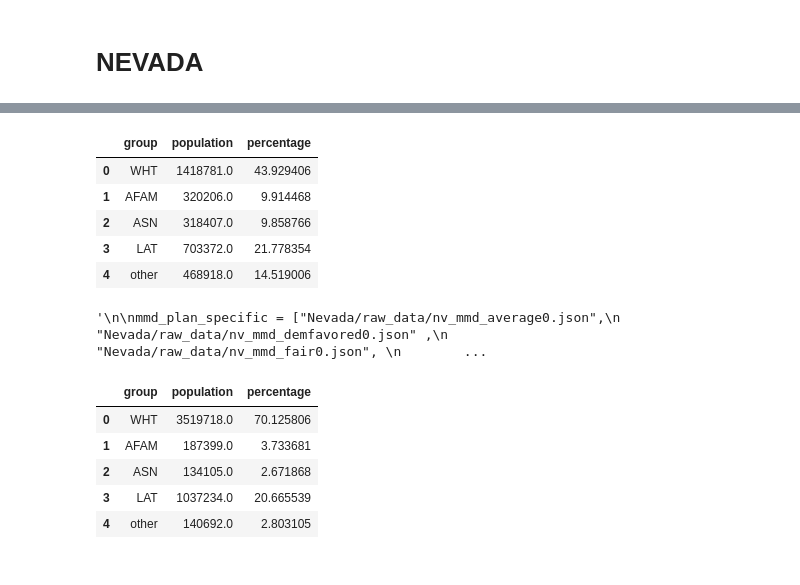
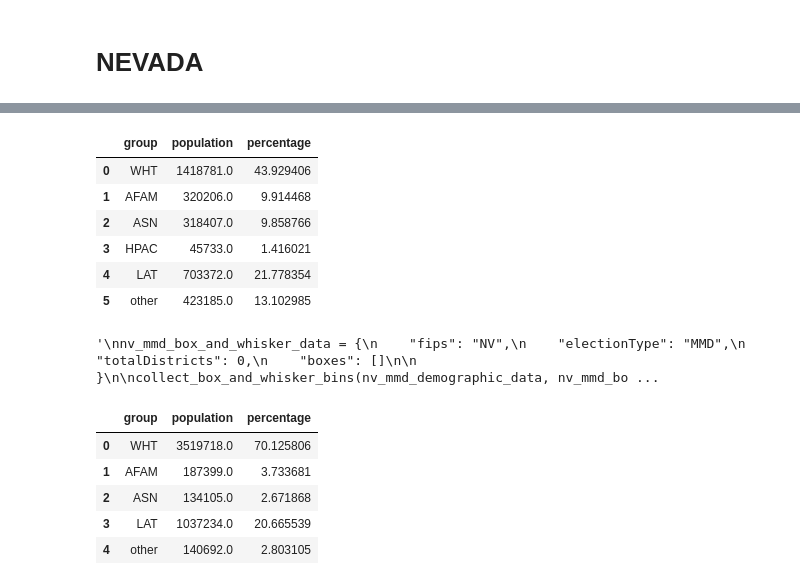
Before and after one commit to clark-fischer/truevoice, a Jupyter notebook: data_collection.ipynb, the cells around one changed output, grey strips where cells are left out. Drawn from its saved outputs; the diff is of its cells as text; code cells hidden in the pictures.

```diff
--- a/data_collection.ipynb
+++ b/data_collection.ipynb
@@ -854,19 +896,30 @@ for plan_name, plan_data in zip(smd_interesting_plans,smd_interesting_plan_data)
 # %%
 
-shapefile['other'] = shapefile['AIAN'] + shapefile['HPAC'] + shapefile['OTHR']
+shp_path = 'Nevada/raw_data/nv_2020_final.shp'
+shapefile = gpd.read_file(shp_path)
+shapefile = shapefile.to_crs(epsg=4326)
+shapefile['ASN'] = shapefile['ASN'].fillna(0)
+shapefile['AFAM'] = shapefile['AFAM'].fillna(0)
+shapefile['WHT'] = shapefile['WHT'].fillna(0)
+shapefile['HPAC'] = shapefile['HPAC'].fillna(0)
+shapefile['OTHR'] = shapefile['OTHR'].fillna(0)
+shapefile['LAT'] = shapefile['LAT'].fillna(0)
+shapefile['AIAN'] = shapefile['AIAN'].fillna(0)
+shapefile['other'] = shapefile['AIAN'] + shapefile['OTHR']
 
-test_df = shapefile[['WHT', 'AFAM', 'ASN', 'LAT','other']].sum().reset_index()
+test_df = shapefile[['WHT', 'AFAM', 'ASN', 'HPAC','LAT','other']].sum().reset_index()
 test_df.columns = ['group', 'population']
 total_population = test_df['population'].sum()
 test_df['percentage'] = test_df.apply(lambda x: x['population'] / total_population * 100, axis = 1)
 test_df
 # %% [output]
 |  | group | population | percentage |
 | 0 | WHT | 1418781.0 | 43.929406 |
 | 1 | AFAM | 320206.0 | 9.914468 |
 | 2 | ASN | 318407.0 | 9.858766 |
-| 3 | LAT | 703372.0 | 21.778354 |
-| 4 | other | 468918.0 | 14.519006 |
+| 3 | HPAC | 45733.0 | 1.416021 |
+| 4 | LAT | 703372.0 | 21.778354 |
+| 5 | other | 423185.0 | 13.102985 |
 # %%
 #MMD
 shp_path = 'Nevada/raw_data/nv_2020_final.shp'
@@ -909,12 +962,12 @@ for ensemble_file_path in mmd_data:
         collect_district_plan_demographic_mmd(mmd_ensemble,enacted_plan ,nv_mmd_demographic_data)
         collect_result_collection_mmd(mmd_ensemble, nv_mmd_data)
 
-calculate_opportunity_mmd(nv_mmd_demographic_data, nv_mmd_data, 'hispanic', 0.20)
+calculate_opportunity_mmd(nv_mmd_demographic_data, nv_mmd_data, 'hispanic', 0.25)
 
 
 with open("Nevada/mmd_ensemble/nv_mmd_ensemble_bar.json", 'w') as json_file:
     json.dump(nv_mmd_data, json_file, indent=4)
-
+'''
 nv_mmd_box_and_whisker_data = {
     "fips": "NV",
     "electionType": "MMD",
@@ -926,7 +979,7 @@ nv_mmd_box_and_whisker_data = {
 collect_box_and_whisker_bins(nv_mmd_demographic_data, nv_mmd_box_and_whisker_data, races)
 with open("Nevada/mmd_ensemble/nv_mmd_ensemble_box_and_whisker.json", 'w') as json_file:
     json.dump(nv_mmd_box_and_whisker_data, json_file, indent=4)
-'''
+
 
 mmd_plan_specific = ["Nevada/raw_data/nv_mmd_average0.json",
                      "Nevada/raw_data/nv_mmd_demfavored0.json" ,
@@ -977,7 +1030,7 @@ for plan_name, plan_data in zip(mmd_interesting_plans,mmd_interesting_plan_data)
         json.dump(nv_plan_specific, json_file, indent=4)
 '''
 # %% [output]
-'\n\nmmd_plan_specific = ["Nevada/raw_data/nv_mmd_average0.json",\n                     "Nevada/raw_data/nv_mmd_demfavored0.json" ,\n                     "Nevada/raw_data/nv_mmd_fair0.json", \n        ...
+'\nnv_mmd_box_and_whisker_data = {\n    "fips": "NV",\n    "electionType": "MMD",\n    "totalDistricts": 0,\n    "boxes": []\n\n    }\n\ncollect_box_and_whisker_bins(nv_mmd_demographic_data, nv_mmd_bo ...
 # %%
 shp_path = 'Colorado/raw_data/district_data.shp'
 shapefile = gpd.read_file(shp_path)
```
Also changed, not shown: parts of 6 cells of this notebook, 15 other files.
